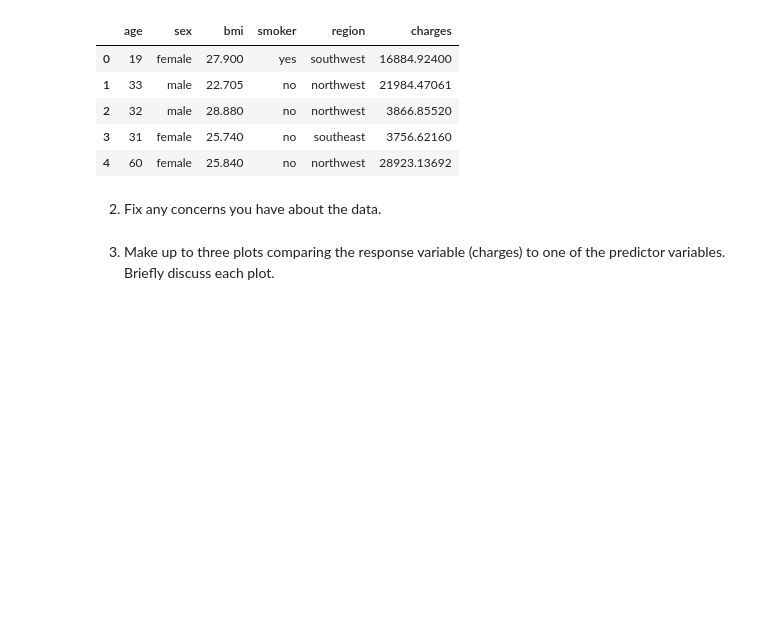
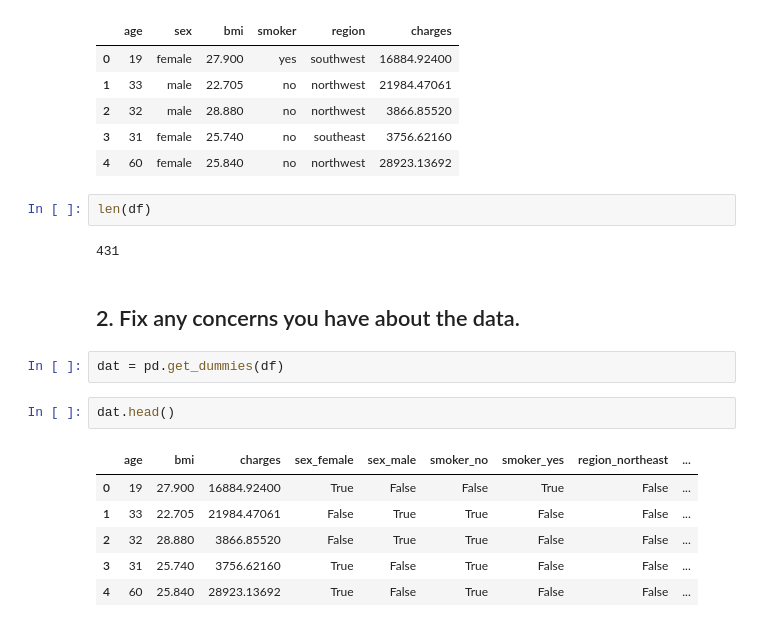
Before and after one commit to PharaohPooh/GSB_544, a Jupyter notebook: Week_6/Lab_5-Insurance_Costs.ipynb, the cells around one changed output. Saved outputs shown, nothing was run; the diff lists cells and outputs as text; blank space fills up the shorter version.

```diff
--- a/Week_6/Lab_5-Insurance_Costs.ipynb
+++ b/Week_6/Lab_5-Insurance_Costs.ipynb
@@ -56,7 +58,20 @@ df.head()
 | 2 | 32 | male | 28.880 | no | northwest | 3866.85520 |
 | 3 | 31 | female | 25.740 | no | southeast | 3756.62160 |
 | 4 | 60 | female | 25.840 | no | northwest | 28923.13692 |
-# %% [markdown]
-2. Fix any concerns you have about the data.
-# %% [markdown]
-3. Make up to three plots comparing the response variable (charges) to one of the predictor variables. Briefly discuss each plot.
+# %%
+len(df)
+# %% [output]
+431
+# %% [markdown]
+## 2. Fix any concerns you have about the data.
+# %%
+dat = pd.get_dummies(df)
+# %%
+dat.head()
+# %% [output]
+|  | age | bmi | charges | sex_female | sex_male | smoker_no | smoker_yes | region_northeast | ... |
+| 0 | 19 | 27.900 | 16884.92400 | True | False | False | True | False | ... |
+| 1 | 33 | 22.705 | 21984.47061 | False | True | True | False | False | ... |
+| 2 | 32 | 28.880 | 3866.85520 | False | True | True | False | False | ... |
+| 3 | 31 | 25.740 | 3756.62160 | True | False | True | False | False | ... |
+| 4 | 60 | 25.840 | 28923.13692 | True | False | True | False | False | ... |
```
Also changed, not shown: parts of 33 cells of this notebook, 1 other file.
